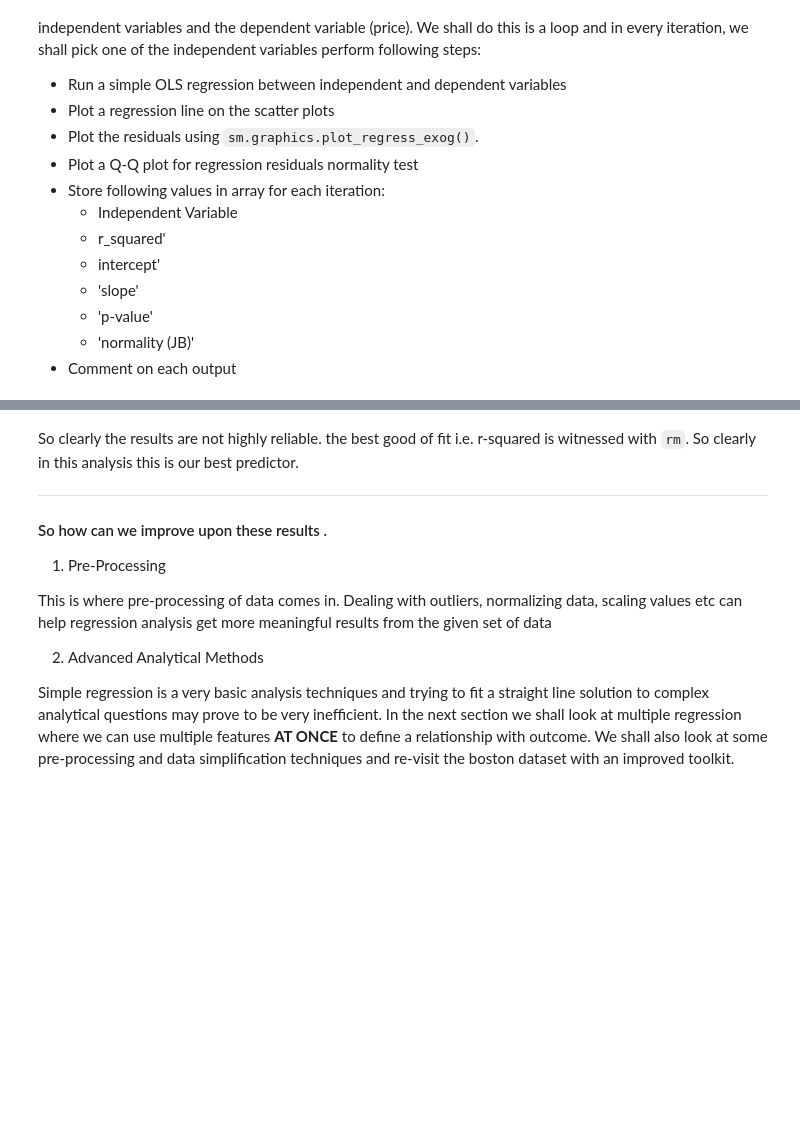
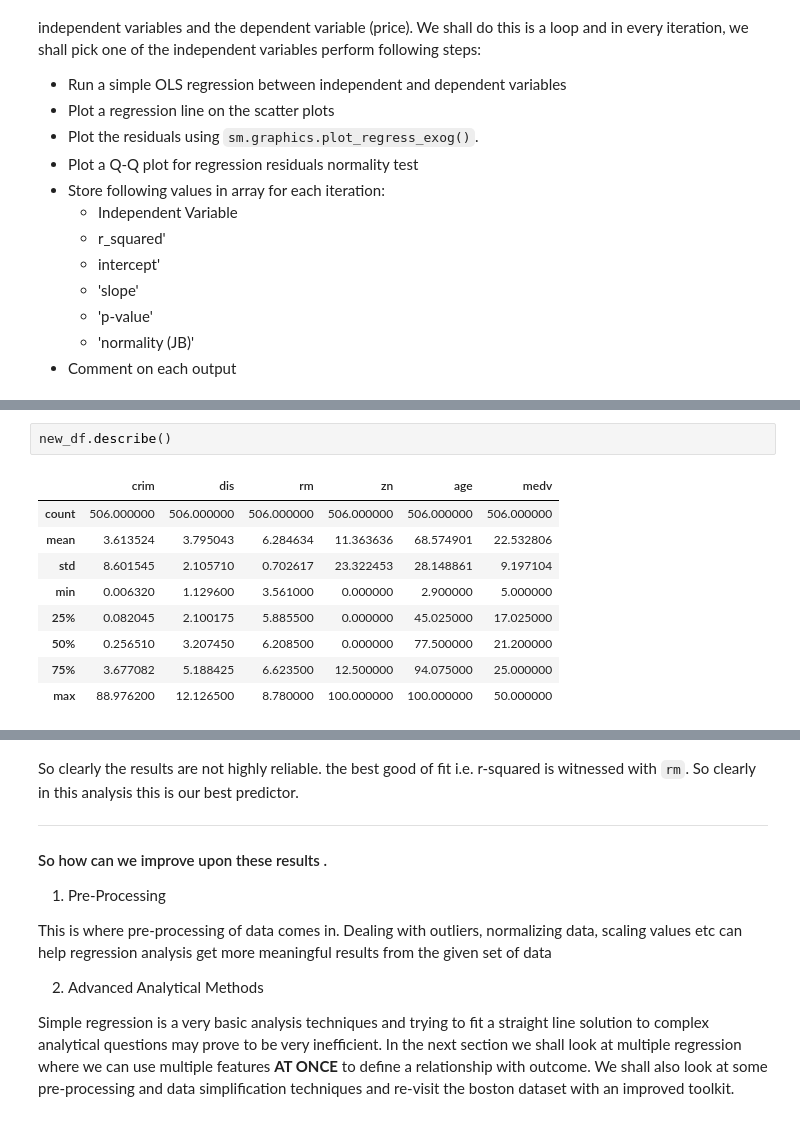
Before and after one commit to L-Lewis/dsc-01-10-16-regression-EOD-Lab-online-ds-ft-011419, a Jupyter notebook: index.ipynb, the cells around one changed output, grey strips where cells are left out. Cells and saved outputs as stored; diff of their text form; blank space fills up the shorter version.

```diff
--- a/index.ipynb
+++ b/index.ipynb
@@ -147,0 +135,12 @@ Boston Housing DataSet - Regression Analysis and Diagnostics for formula: medv~r
+# %%
+new_df.describe()
+# %% [output]
+|  | crim | dis | rm | zn | age | medv |
+| count | 506.000000 | 506.000000 | 506.000000 | 506.000000 | 506.000000 | 506.000000 |
+| mean | 3.613524 | 3.795043 | 6.284634 | 11.363636 | 68.574901 | 22.532806 |
+| std | 8.601545 | 2.105710 | 0.702617 | 23.322453 | 28.148861 | 9.197104 |
+| min | 0.006320 | 1.129600 | 3.561000 | 0.000000 | 2.900000 | 5.000000 |
+| 25% | 0.082045 | 2.100175 | 5.885500 | 0.000000 | 45.025000 | 17.025000 |
+| 50% | 0.256510 | 3.207450 | 6.208500 | 0.000000 | 77.500000 | 21.200000 |
+| 75% | 3.677082 | 5.188425 | 6.623500 | 12.500000 | 94.075000 | 25.000000 |
+| max | 88.976200 | 12.126500 | 8.780000 | 100.000000 | 100.000000 | 50.000000 |
```
Also changed, not shown: parts of 9 cells of this notebook.
